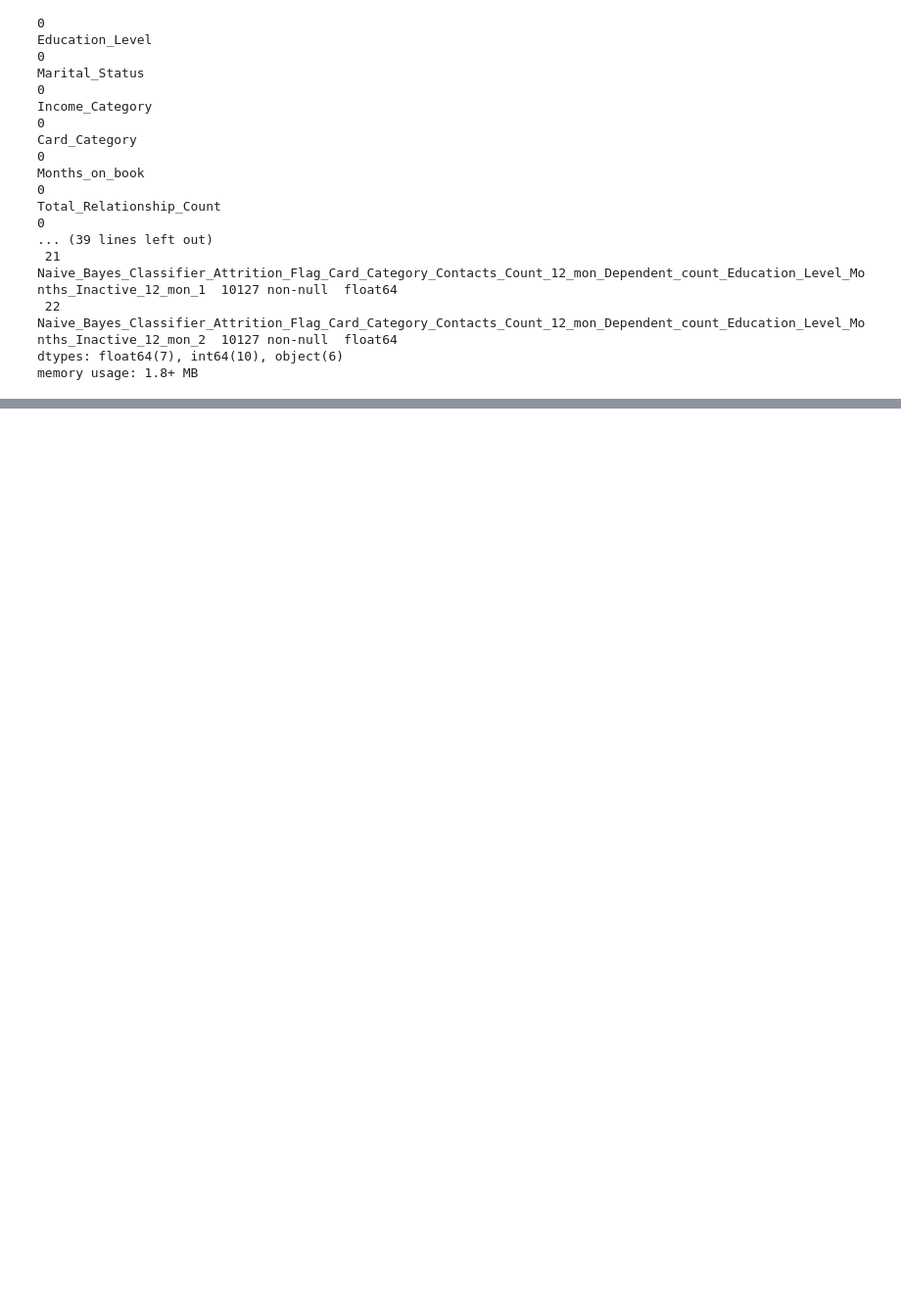
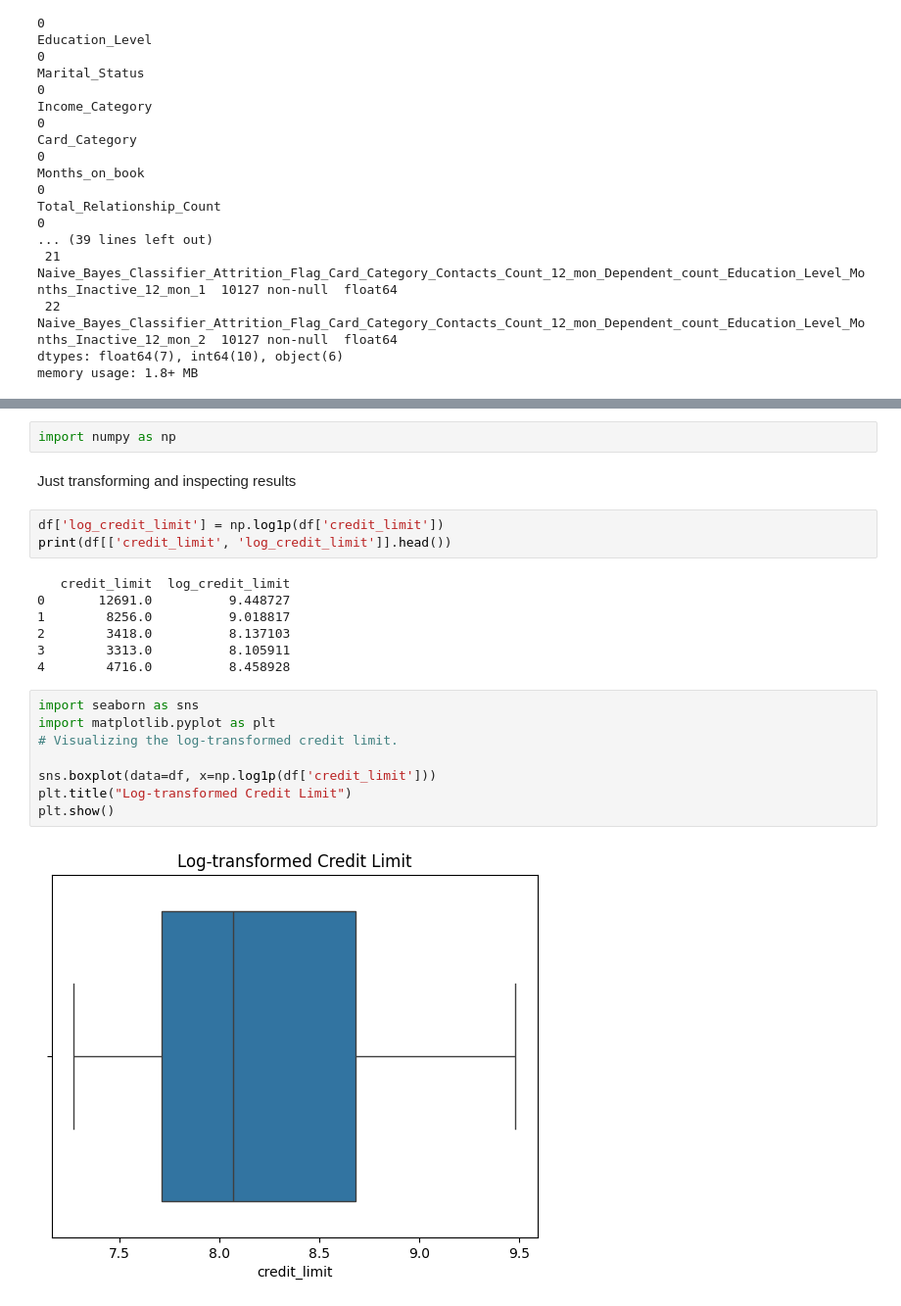
Before and after one commit to Greggpeter234/Credit-Churn-Analysis, a Jupyter notebook: jupyter_notebooks/data_investigation.ipynb, the cells around one changed output, grey strips where cells are left out. Shown at 98% size. Drawn from its saved outputs; the diff is of its cells as text; blank space fills up the shorter version.

```diff
--- a/jupyter_notebooks/data_investigation.ipynb
+++ b/jupyter_notebooks/data_investigation.ipynb
@@ -58,0 +181,24 @@ memory usage: 1.8+ MB
+# %%
+import numpy as np
+# %% [markdown]
+Just transforming and inspecting results
+# %%
+df['log_credit_limit'] = np.log1p(df['credit_limit'])
+print(df[['credit_limit', 'log_credit_limit']].head())
+# %% [output]
+   credit_limit  log_credit_limit
+0       12691.0          9.448727
+1        8256.0          9.018817
+2        3418.0          8.137103
+3        3313.0          8.105911
+4        4716.0          8.458928
+# %%
+import seaborn as sns
+import matplotlib.pyplot as plt
+# Visualizing the log-transformed credit limit.
+
+sns.boxplot(data=df, x=np.log1p(df['credit_limit']))
+plt.title("Log-transformed Credit Limit")
+plt.show()
+# %% [output]
+[figure, added]
```
Also changed, not shown: parts of 15 cells of this notebook.
